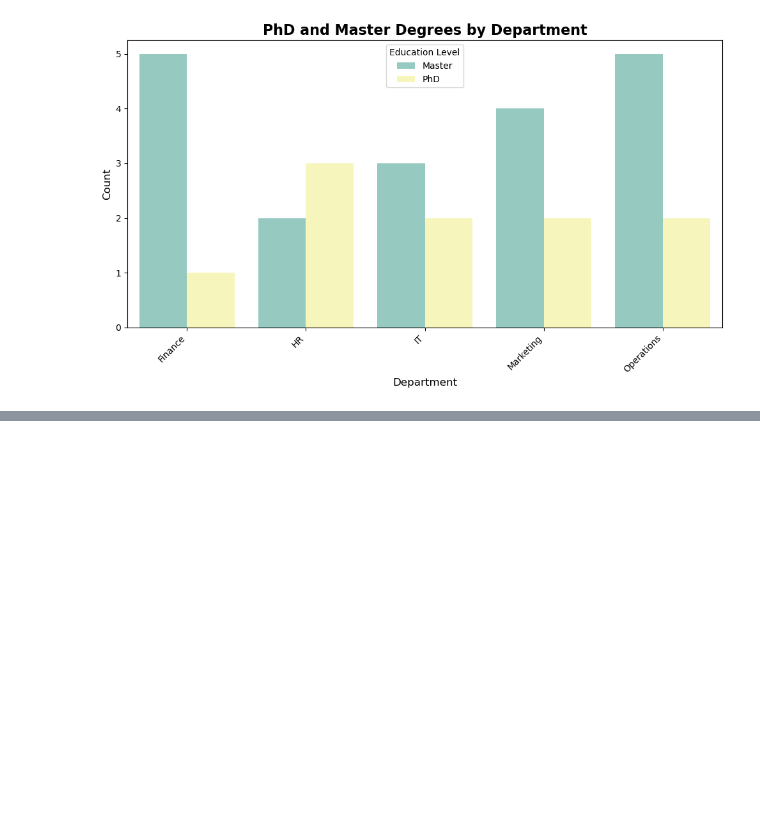
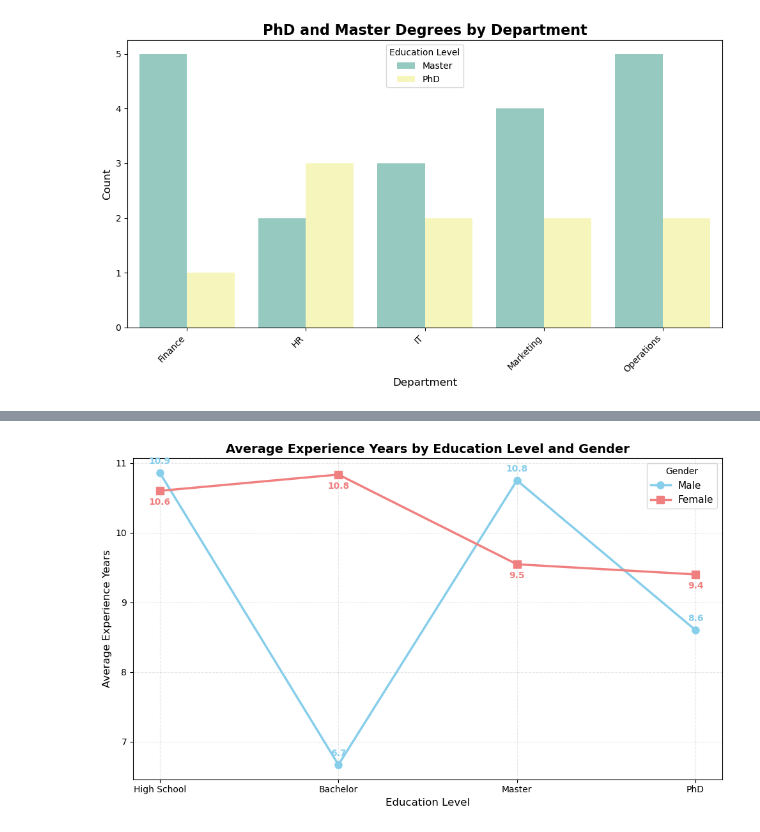
Before and after one commit to CaballeroRAR/ds_projects, a Jupyter notebook: 1_employee_salary_analysis-kaggle_salary/notebook/salary_analysis.ipynb, the cells around one changed output, grey strips where cells are left out. Saved outputs shown, nothing was run; the diff lists cells and outputs as text; code cells hidden in the pictures; blank space fills up the shorter version.

```diff
--- a/kaggle_salary/notebook/salary_analysis.ipynb
+++ b/1_employee_salary_analysis-kaggle_salary/notebook/salary_analysis.ipynb
@@ -668,0 +681,45 @@ plt.show()
+# %%
+
+plt.figure(figsize=(10, 6))
+
+
+gender_exp_mean['Education_Level'] = pd.Categorical(
+    gender_exp_mean['Education_Level'],
+    categories=education_order,
+    ordered=True
+)
+gender_exp_mean = gender_exp_mean.sort_values('Education_Level')
+
+
+male_data = gender_exp_mean[gender_exp_mean['Gender'] == 'Male']
+female_data = gender_exp_mean[gender_exp_mean['Gender'] == 'Female']
+
+# Plot both lines on the same graph (overlaid)
+plt.plot(male_data['Education_Level'], male_data['Experience_Years'],
+         color='skyblue', marker='o', linewidth=2.5, markersize=8, label='Male')
+
+plt.plot(female_data['Education_Level'], female_data['Experience_Years'],
+         color='lightcoral', marker='s', linewidth=2.5, markersize=8, label='Female')
+
+# Customize the plot
+plt.title('Average Experience Years by Education Level and Gender', fontsize=14, fontweight='bold')
+plt.xlabel('Education Level', fontsize=12)
+plt.ylabel('Average Experience Years', fontsize=12)
+plt.legend(title='Gender', fontsize=11)
+plt.grid(True, alpha=0.3, linestyle='--')
+
+
+for i, row in male_data.iterrows():
+    plt.text(row['Education_Level'], row['Experience_Years'] + 0.1,
+             f"{row['Experience_Years']:.1f}",
+             ha='center', va='bottom', fontsize=10, color='skyblue', fontweight='bold')
+
+for i, row in female_data.iterrows():
+    plt.text(row['Education_Level'], row['Experience_Years'] - 0.1,
+             f"{row['Experience_Years']:.1f}",
+             ha='center', va='top', fontsize=10, color='lightcoral', fontweight='bold')
+
+plt.tight_layout()
+plt.show()
+# %% [output]
+[figure, added]
```
Also changed, not shown: parts of 3 cells of this notebook, 13 other files.
